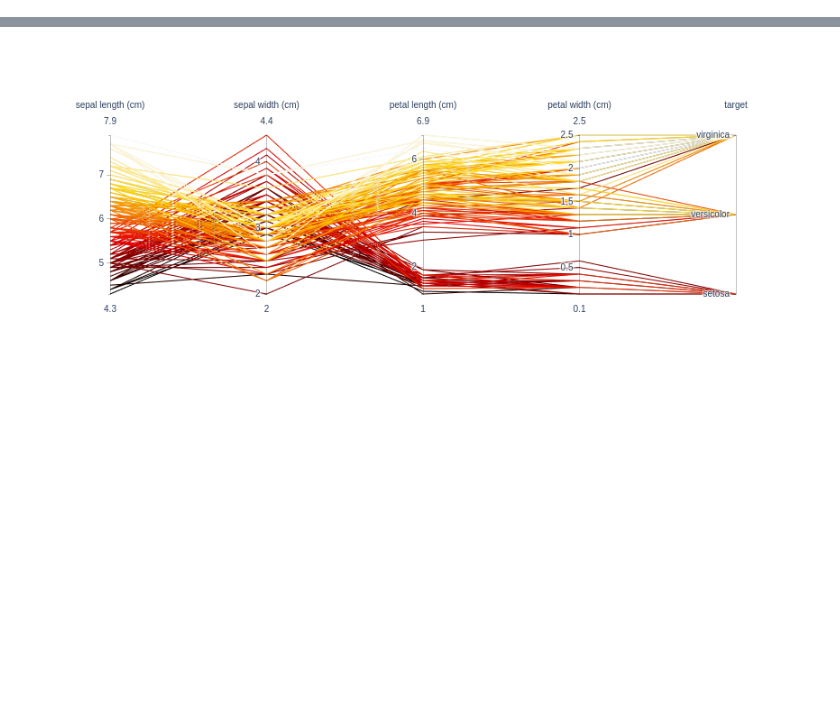
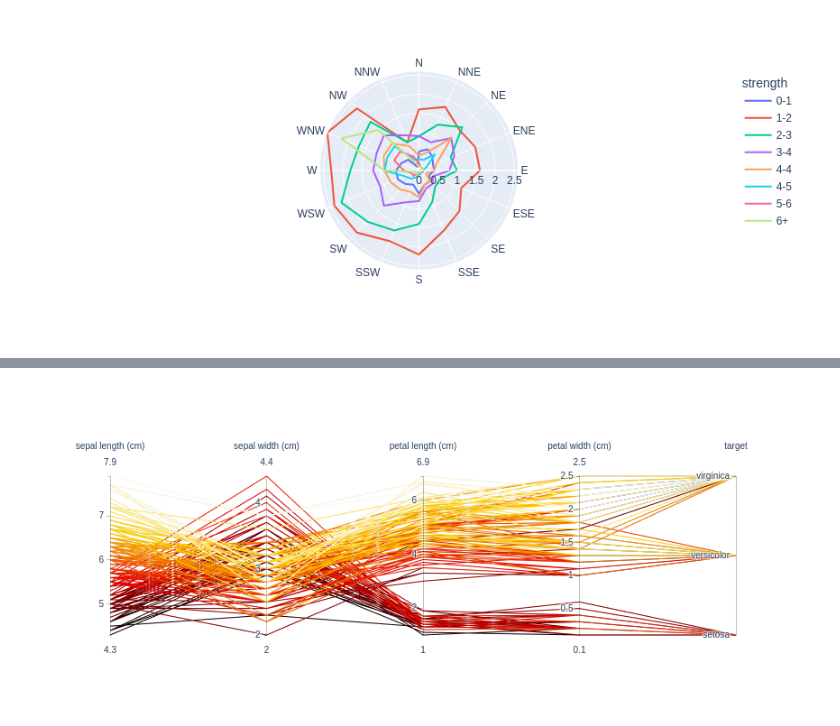
Before and after one commit to lcopey/dash_graph, a Jupyter notebook: dev.ipynb, the cells around one changed output, grey strips where cells are left out. Saved outputs shown, nothing was run; the diff lists cells and outputs as text; code cells hidden in the pictures; blank space fills up the shorter version.

Commit message:
Added radar plot

```diff
--- a/dev.ipynb
+++ b/dev.ipynb
@@ -42,0 +66,6 @@ def parallel(dataframe: pd.DataFrame,
+# %%
+px.line_polar(
+    px.data.wind(), r="frequency", theta="direction", line_close=True, color="strength"
+)
+# %% [output]
+[figure, added]
```
Also changed, not shown: parts of 6 cells of this notebook, 4 other files.
